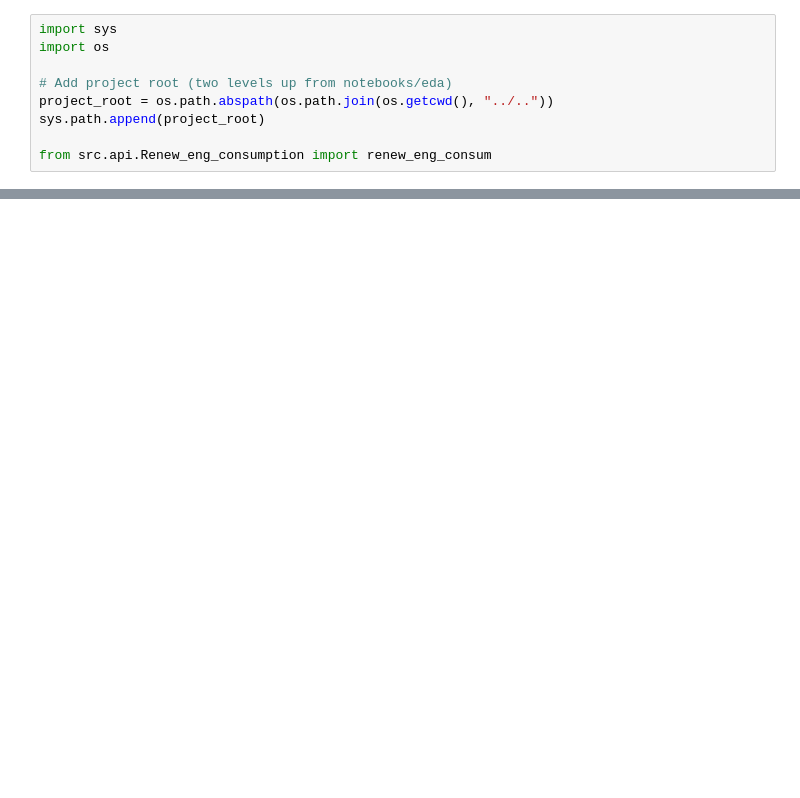
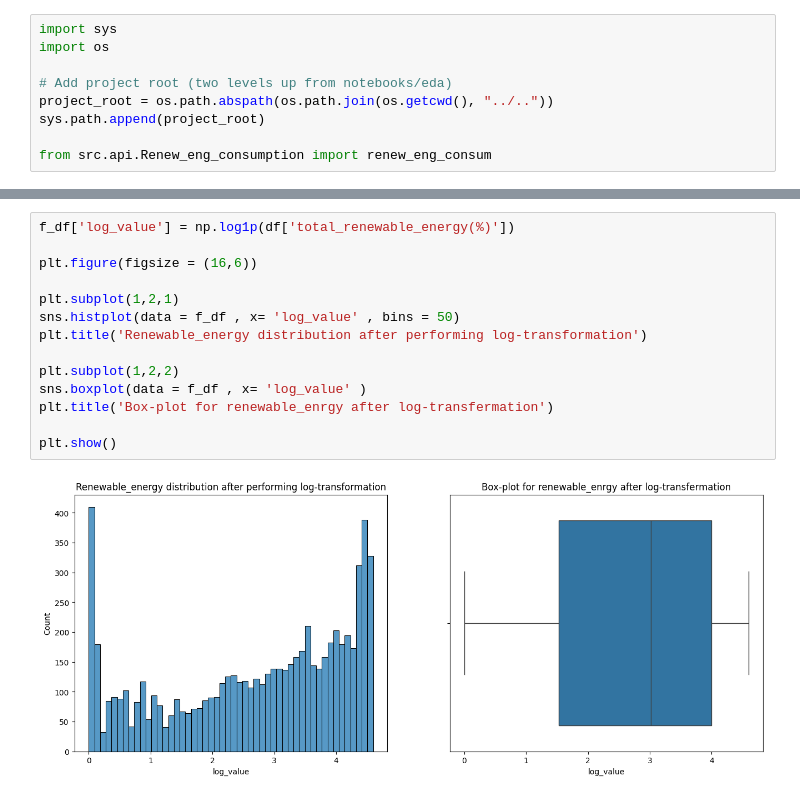
Before and after one commit to Aditya5235/global-climate-dashboard, a Jupyter notebook: notebooks/eda/Renew_eng_consumption.ipynb, the cells around one changed output, grey strips where cells are left out. Cells and saved outputs as stored; diff of their text form; blank space fills up the shorter version.

```diff
--- a/notebooks/eda/Renew_eng_consumption.ipynb
+++ b/notebooks/eda/Renew_eng_consumption.ipynb
@@ -36,0 +319,16 @@ df.head()
+# %%
+f_df['log_value'] = np.log1p(df['total_renewable_energy(%)'])
+
+plt.figure(figsize = (16,6))
+
+plt.subplot(1,2,1)
+sns.histplot(data = f_df , x= 'log_value' , bins = 50)
+plt.title('Renewable_energy distribution after performing log-transformation')
+
+plt.subplot(1,2,2)
+sns.boxplot(data = f_df , x= 'log_value' )
+plt.title('Box-plot for renewable_enrgy after log-transfermation')
+
+plt.show()
+# %% [output]
+[figure, added]
```
Also changed, not shown: parts of 65 cells of this notebook, 17 other files.
